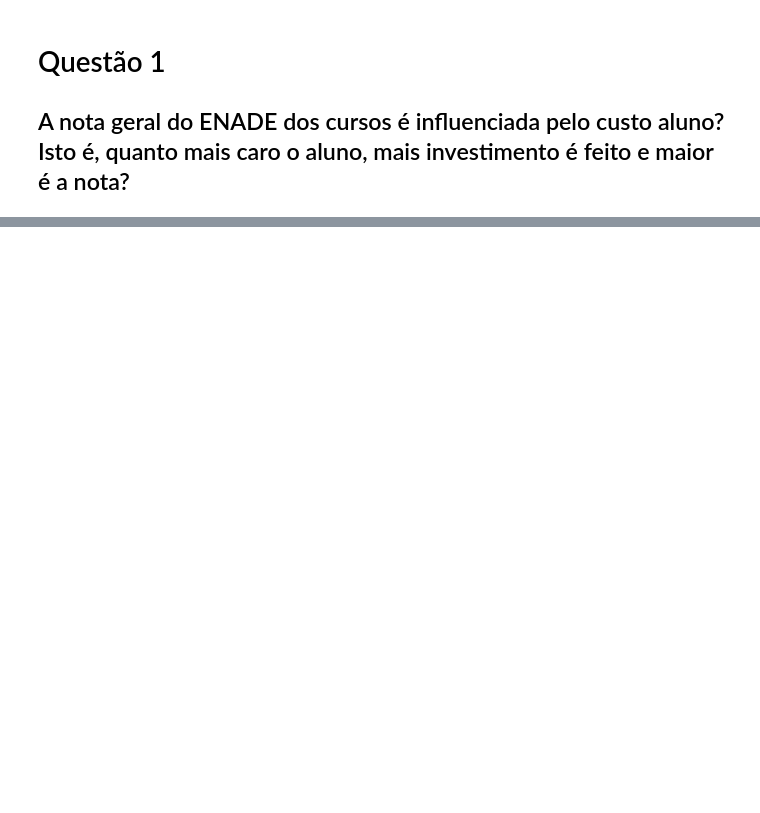
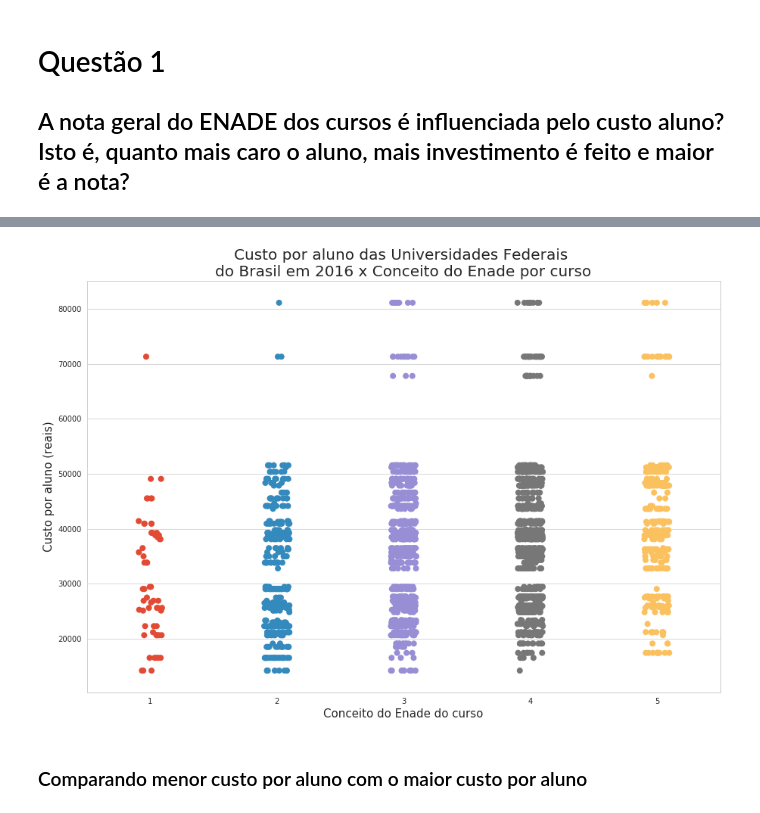
Before and after one commit to francinaldocn/MC_2019.2, a Jupyter notebook: questao1.ipynb, the cells around one changed output, grey strips where cells are left out. Saved outputs shown, nothing was run; the diff lists cells and outputs as text; code cells hidden in the pictures; blank space fills up the shorter version.

```diff
--- a/questao1.ipynb
+++ b/questao1.ipynb
@@ -100,0 +65,16 @@ microdados
+# %%
+siglas_ies = list(ies_custo['sigla'])
+resultados_enade_ies_tudo = resultados_enade_tudo[resultados_enade_tudo['Sigla da IES'].isin(siglas_ies)]
+resultados_enade_ies_tudo = resultados_enade_ies_tudo[resultados_enade_ies_tudo['Conceito Enade (Faixa)'] != 'SC']
+resultados_enade_ies = resultados_enade_ies_tudo.filter(['Sigla da IES', 'Conceito Enade (Contínuo)'])
+
+resultados_enade_ies = resultados_enade_ies.rename(columns={"Sigla da IES": "sigla", "Conceito Enade (Contínuo)": "enade"}, errors="raise")
+
+resultados_enade_ies['enade'].replace(regex=True, inplace=True, to_replace=r'\,\\?', value=r'.')
+resultados_enade_ies['enade'] = pd.to_numeric(resultados_enade_ies['enade'])
+
+resultados_media = resultados_enade_ies.groupby('sigla').mean()
+resultados_media['enade'] = resultados_media['enade'].apply(np.ceil)
+resultados_media['enade'] = resultados_media['enade'].astype(int)
+resultados_enade = resultados_media.reset_index()
+resultados_enade
@@ -100,0 +145,3 @@ microdados
+# %%
+resultados_enade_cursos_faixa = resultados_enade_ies_tudo.filter(['Sigla da IES', 'Conceito Enade (Faixa)']).rename(columns={"Sigla da IES": "sigla", "Conceito Enade (Faixa)": "conceito_enade"}, errors="raise").reset_index()
+resultados_enade_cursos_faixa
@@ -100,0 +162,3 @@ microdados
+# %%
+ies_custo_aluno = ies_custo.filter(['sigla', 'custo_aluno'])
+ies_custo_aluno
@@ -100,0 +179,5 @@ microdados
+# %%
+enade_custo_curso = pd.merge(ies_custo_aluno, resultados_enade_cursos_faixa, how='inner', left_on='sigla', right_on='sigla')
+enade_custo_curso = enade_custo_curso.filter(['custo_aluno', 'conceito_enade'])
+# enade_custo_curso = enade_custo_curso[enade_custo_curso['conceito_enade'] != 'SC']
+enade_custo_curso
@@ -100,0 +198,16 @@ microdados
+# %%
+fig, gph = plt.subplots(figsize=(15,10))
+
+gph = sns.stripplot(x='conceito_enade', y='custo_aluno', data=enade_custo_curso.sort_values(by='conceito_enade', ascending=True), s=8, lw=1)
+
+gph.set_title('Custo por aluno das Universidades Federais \ndo Brasil em 2016 x Conceito do Enade por curso', fontsize=20)
+
+gph.set_xlabel('Conceito do Enade do curso', fontsize=15)
+
+gph.set_ylabel('Custo por aluno (reais)', fontsize=15)
+
+plt.show()
+# %% [output]
+[figure, added]
+# %% [markdown]
+### Comparando menor custo por aluno com o maior custo por aluno
```
Also changed, not shown: parts of 18 cells of this notebook.
